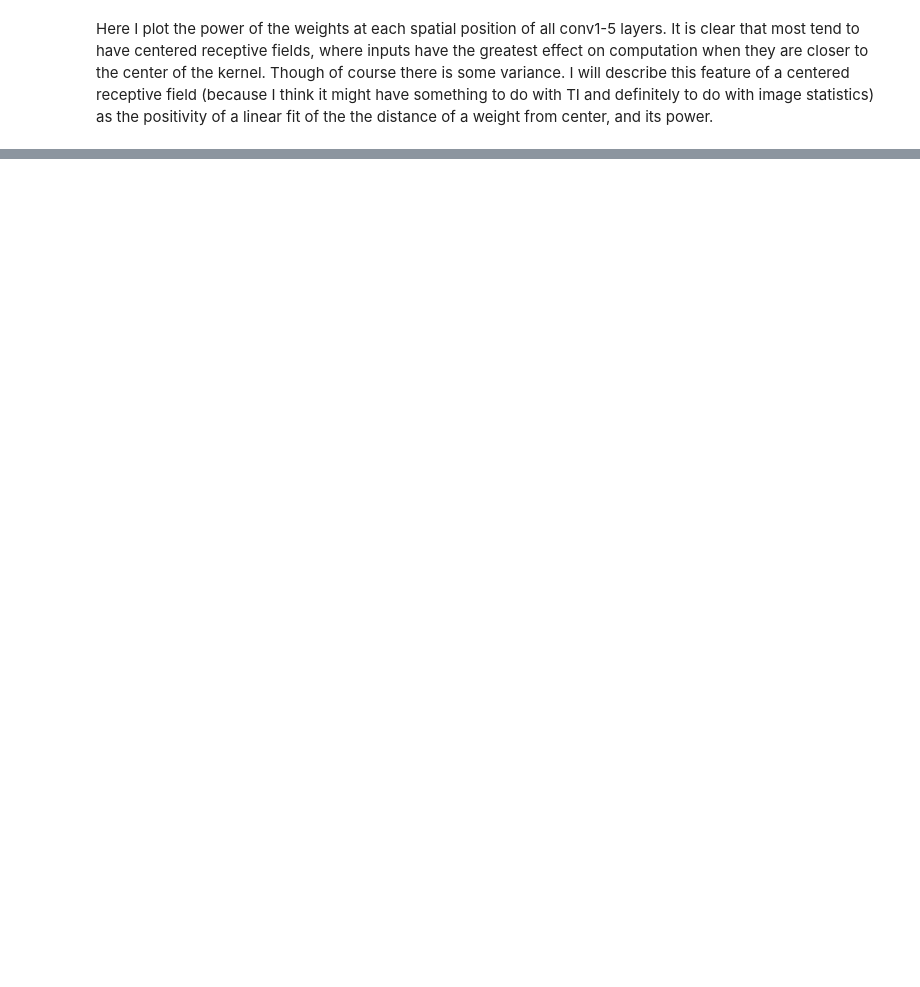
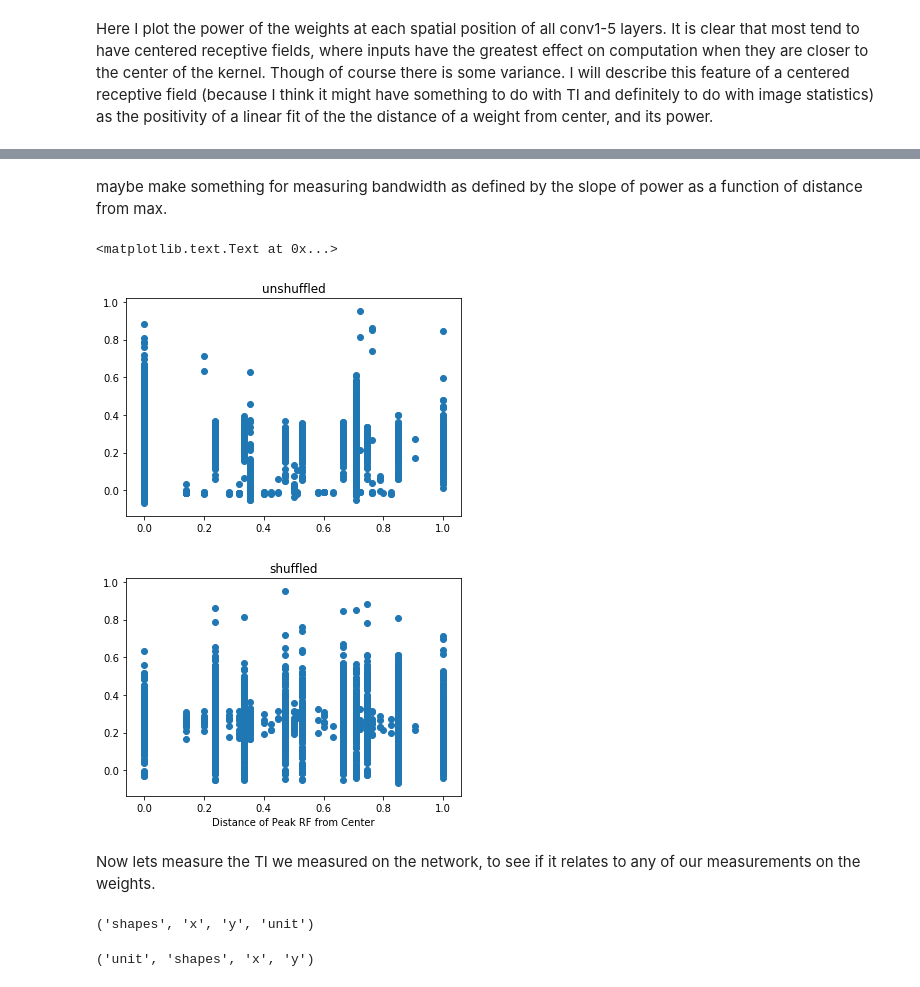
Before and after one commit to deanpospisil/ipython_nb, a Jupyter notebook: Relation of TI to CNN weights.ipynb, the cells around one changed output, grey strips where cells are left out. Saved outputs shown, nothing was run; the diff lists cells and outputs as text; code cells hidden in the pictures; blank space fills up the shorter version.

```diff
--- a/Relation of TI to CNN weights.ipynb
+++ b/Relation of TI to CNN weights.ipynb
@@ -211,0 +283,18 @@ for rf in rfs:
+# %%
+max_rad_dist_l = []
+for rf, label in zip(rfs, layer_labels):
+    width = rf[0].shape[1]
+    width_steps = np.arange(width)
+    x, y = np.meshgrid(width_steps, width_steps) - np.floor(width/2.)
+    d = np.sqrt(x**2 + y**2)
+    d = d/d.max()
+
+    max_rad_dist = [d.ravel()[unit.ravel().argmax()]
+              for unit in rf]
+    max_rad_dist_l.append(max_rad_dist)
+    plt.figure(figsize=(2,2))
+    plt.hist(max_rad_dist, range=[0,1], bins=10, histtype='step')
+    plt.xlabel('distance of max from center')
+    plt.ylabel('count')
+    plt.title(label)
+#plt.legend(layer_labels)
@@ -211,0 +308,26 @@ for rf in rfs:
+# %% [markdown]
+maybe make something for measuring bandwidth as defined by the slope of power as a function of distance from max.
+# %%
+max_rad_dist = np.concatenate(max_rad_dist_l)
+wt_cov = np.concatenate(ti_by_layer)
+rf_cntr_out_slp = np.concatenate(slopes_l)
+# %%
+plt.figure()
+plt.scatter(max_rad_dist, wt_cov)
+plt.title('unshuffled')
+plt.figure()
+plt.scatter(max_rad_dist, wt_cov[::-1])
+plt.title('shuffled')
+plt.xlabel('Distance of Peak RF from Center')
+# %% [output]
+<matplotlib.text.Text at 0x...>
+[figure, added]
+[figure, added]
+# %% [markdown]
+Now lets measure the TI we measured on the network, to see if it relates to any of our measurements on the weights.
+# %%
+da = xr.open_dataset(top_dir + '/data/responses/bvlc_reference_caffenet_APC362_pix_width[32.0]_x_(74.0, 154.0, 21)_y_(74.0, 154.0, 21)_amp_None.nc')['resp']
+da = da[:,0,:,:,:]
+da.dims
+# %% [output]
+('shapes', 'x', 'y', 'unit')
@@ -211,0 +341,4 @@ for rf in rfs:
+# %%
+da.dims
+# %% [output]
+('unit', 'shapes', 'x', 'y')
```
Also changed, not shown: parts of 20 cells of this notebook, 2 other files.
